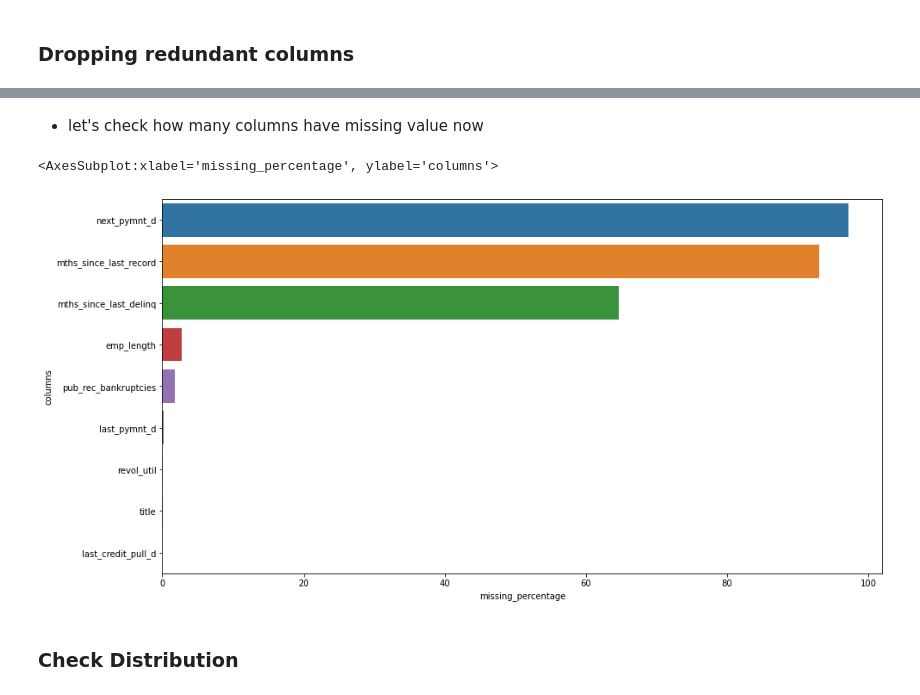
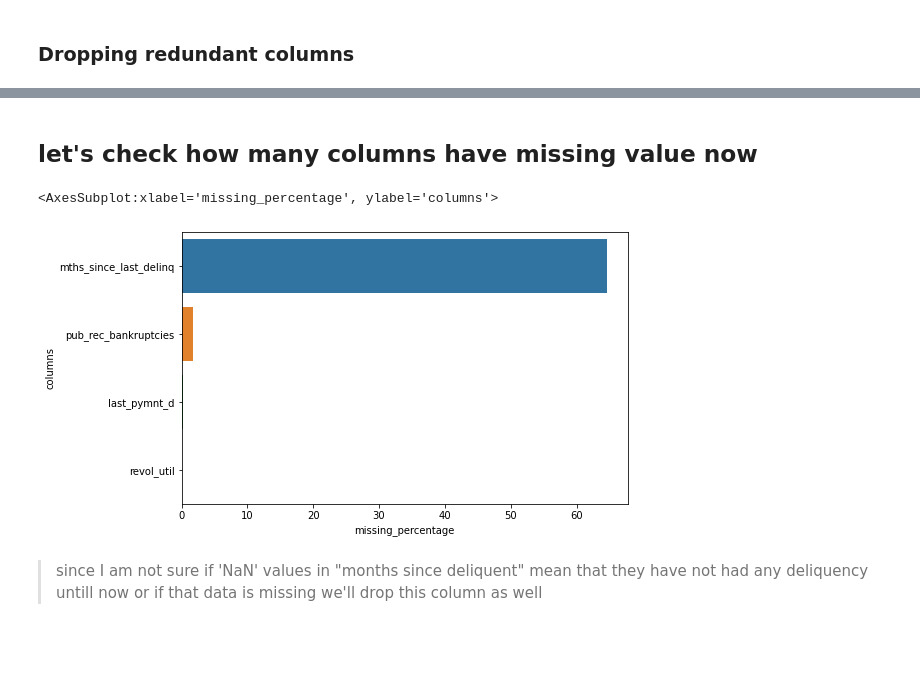
Before and after one commit to heymihir/Lending-Case-Study, a Jupyter notebook: Code/Default_Prediction_CaseStudy.ipynb, the cells around one changed output, grey strips where cells are left out. Saved outputs shown, nothing was run; the diff lists cells and outputs as text; code cells hidden in the pictures; blank space fills up the shorter version.

```diff
--- a/Code/Default_Prediction_CaseStudy.ipynb
+++ b/Code/Default_Prediction_CaseStudy.ipynb
@@ -51,6 +51,9 @@ Fully Paid     32950
 Charged Off     5627
 Current         1140
 Name: loan_status, dtype: int64
+# %%
+# cannot assess performace based on live loans hence removing them
+df = df[~df['loan_status'].isin(['Current'])]
 # %%
 # charged off implies default on loan
 d = {
@@ -82,6 +84,11 @@ plt.show()
 # %% [markdown]
 ### Drop columns with no data
 # %%
-missing_df = pd.DataFrame(df.isnull().sum()/len(df)*100).reset_index()
-missing_df.columns = ['columns' , 'missing_percentage']
-missing_df= missing_df.sort_values('missing_percentage',ascending=False).reset_index(drop=True)
+def get_null_rows_count():
+   missing_df = pd.DataFrame(df.isnull().sum()/len(df)*100).reset_index()
+   missing_df.columns = ['columns' , 'missing_percentage']
+   missing_df= missing_df.sort_values('missing_percentage',ascending=False).reset_index(drop=True)
+   return missing_df
+
+missing_df = get_null_rows_count()
+missing_df.head(5)
@@ -363,15 +354,15 @@ df.drop(columns=drop_cols , inplace=True)
 
 missing_df = missing_df[~missing_df['columns'].isin(drop_cols)].reset_index(drop=True)
 # %% [markdown]
-- let's check how many columns have missing value now
+## let's check how many columns have missing value now
 # %%
-fig = plt.figure(figsize=(15,8))
+fig = plt.figure(figsize=(8,5))
+
+missing_df = get_null_rows_count()
 
 missing_df = missing_df[missing_df['missing_percentage']!=0]
 
 sns.barplot(data=missing_df,y=missing_df['columns'],x=missing_df['missing_percentage'])
 # %% [output]
 <AxesSubplot:xlabel='missing_percentage', ylabel='columns'>
-[figure, old version]
+[figure, new version]
-# %% [markdown]
-### Check Distribution
@@ -380,0 +369,2 @@ obj_cols = df.select_dtypes(include=['object']).columns.to_list()
+# %% [markdown]
+> since I am not sure if 'NaN' values in "months since deliquent" mean that they have not had any deliquency untill now or if that data is missing we'll drop this column as well
```
Also changed, not shown: parts of 51 cells of this notebook.
